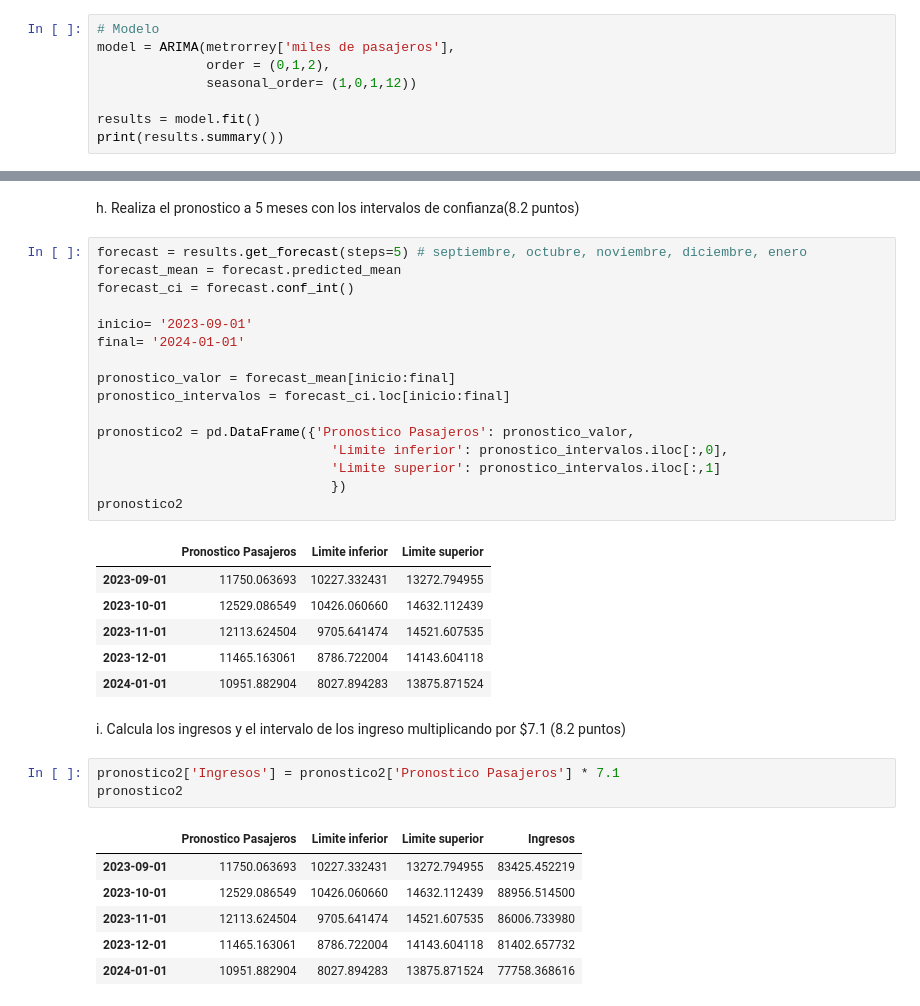
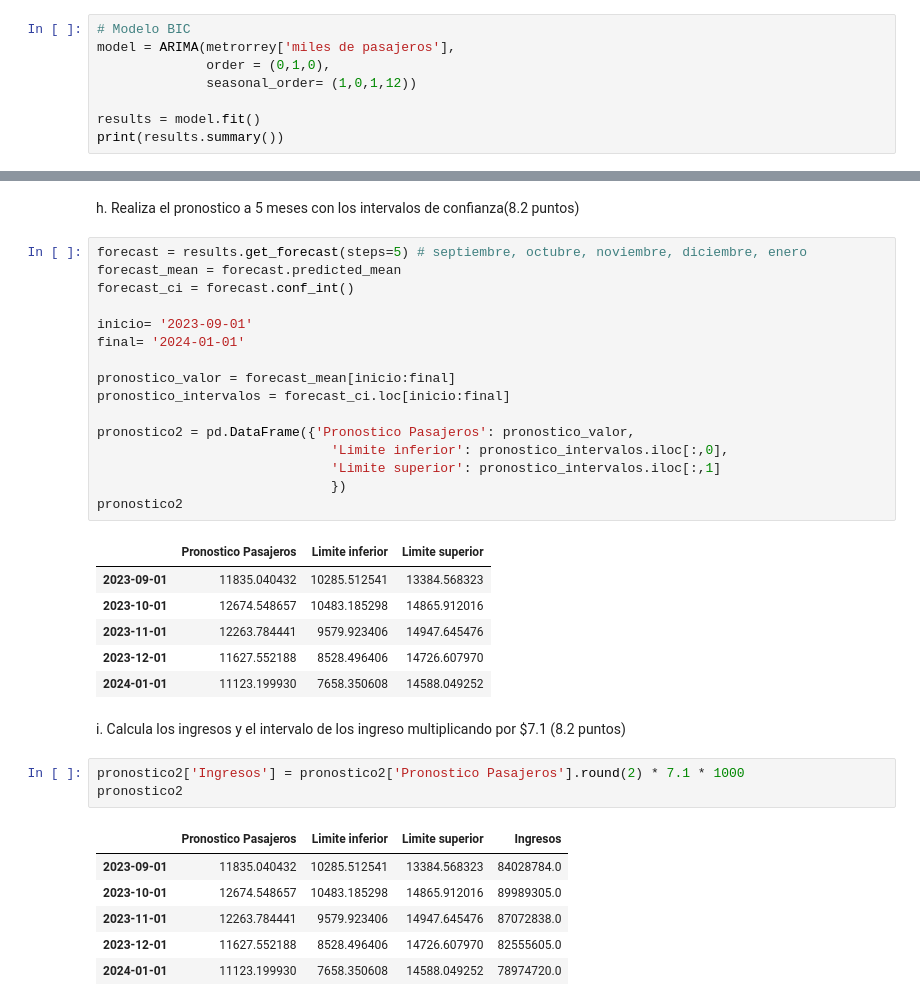
Before and after one commit to barbaragovei/EstadisticaAplicada_1902869, a Jupyter notebook: 3erParcial_BGS_1902869_EAG42_nov2023.ipynb, the cells around one changed output, grey strips where cells are left out. Cells and saved outputs as stored; diff of their text form.

```diff
--- a/3erParcial_BGS_1902869_EAG42_nov2023.ipynb
+++ b/3erParcial_BGS_1902869_EAG42_nov2023.ipynb
@@ -341,7 +329,7 @@ f. Mi matricula terminar en impar escogí el bic, con  el  orden  del  modelo  a
 # %%
-# Modelo
+# Modelo BIC
 model = ARIMA(metrorrey['miles de pasajeros'],
-              order = (0,1,2),
+              order = (0,1,0),
               seasonal_order= (1,0,1,12))
 
 results = model.fit()
@@ -410,20 +398,20 @@ pronostico2 = pd.DataFrame({'Pronostico Pasajeros': pronostico_valor,
 pronostico2
 # %% [output]
 |  | Pronostico Pasajeros | Limite inferior | Limite superior |
-| 2023-09-01 | 11750.063693 | 10227.332431 | 13272.794955 |
-| 2023-10-01 | 12529.086549 | 10426.060660 | 14632.112439 |
-| 2023-11-01 | 12113.624504 | 9705.641474 | 14521.607535 |
-| 2023-12-01 | 11465.163061 | 8786.722004 | 14143.604118 |
-| 2024-01-01 | 10951.882904 | 8027.894283 | 13875.871524 |
+| 2023-09-01 | 11835.040432 | 10285.512541 | 13384.568323 |
+| 2023-10-01 | 12674.548657 | 10483.185298 | 14865.912016 |
+| 2023-11-01 | 12263.784441 | 9579.923406 | 14947.645476 |
+| 2023-12-01 | 11627.552188 | 8528.496406 | 14726.607970 |
+| 2024-01-01 | 11123.199930 | 7658.350608 | 14588.049252 |
 # %% [markdown]
 i. Calcula los ingresos y el intervalo de los ingreso multiplicando por $7.1 (8.2 puntos)
 # %%
-pronostico2['Ingresos'] = pronostico2['Pronostico Pasajeros'] * 7.1
+pronostico2['Ingresos'] = pronostico2['Pronostico Pasajeros'].round(2) * 7.1 * 1000
 pronostico2
 # %% [output]
 |  | Pronostico Pasajeros | Limite inferior | Limite superior | Ingresos |
-| 2023-09-01 | 11750.063693 | 10227.332431 | 13272.794955 | 83425.452219 |
-| 2023-10-01 | 12529.086549 | 10426.060660 | 14632.112439 | 88956.514500 |
-| 2023-11-01 | 12113.624504 | 9705.641474 | 14521.607535 | 86006.733980 |
-| 2023-12-01 | 11465.163061 | 8786.722004 | 14143.604118 | 81402.657732 |
-| 2024-01-01 | 10951.882904 | 8027.894283 | 13875.871524 | 77758.368616 |
+| 2023-09-01 | 11835.040432 | 10285.512541 | 13384.568323 | 84028784.0 |
+| 2023-10-01 | 12674.548657 | 10483.185298 | 14865.912016 | 89989305.0 |
+| 2023-11-01 | 12263.784441 | 9579.923406 | 14947.645476 | 87072838.0 |
+| 2023-12-01 | 11627.552188 | 8528.496406 | 14726.607970 | 82555605.0 |
+| 2024-01-01 | 11123.199930 | 7658.350608 | 14588.049252 | 78974720.0 |
```
Also changed, not shown: parts of 11 cells of this notebook.
